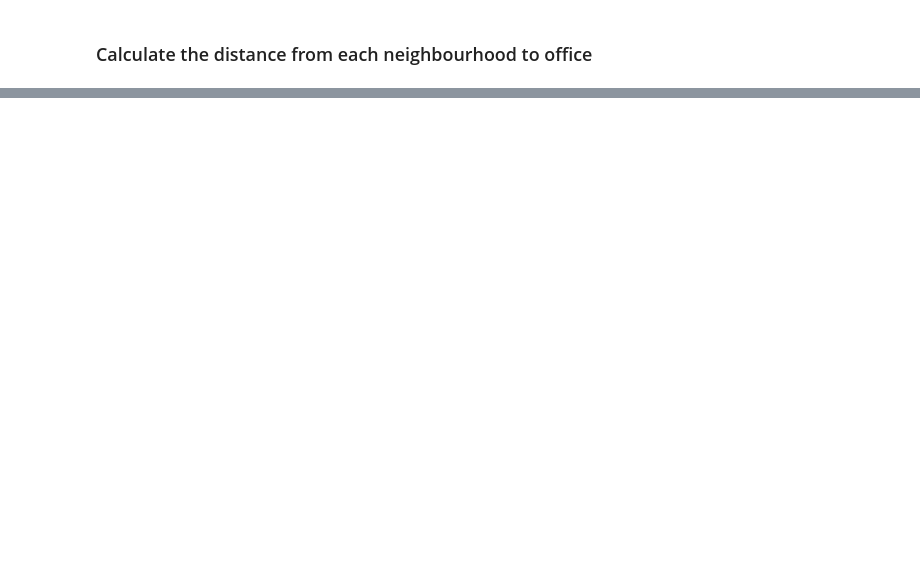
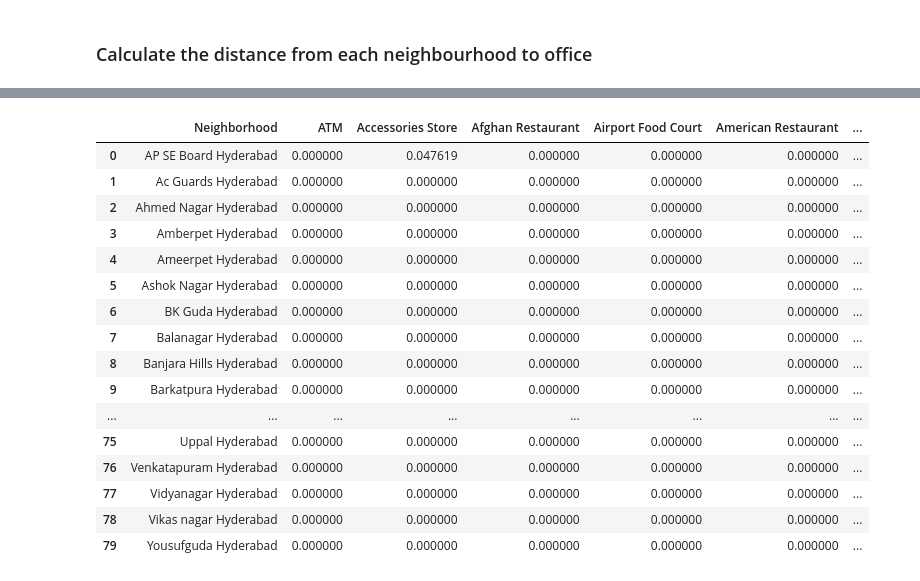
Before and after one commit to Poojakatta/THE-BATTLE-OF-NEIGHBOURHOODS-WEEK1-, a Jupyter notebook: BATTLE OF NEIGHBORHOODS(WEEK2).ipynb, the cells around one changed output, grey strips where cells are left out. Cells and saved outputs as stored; diff of their text form; code cells hidden in the pictures; blank space fills up the shorter version.

```diff
--- a/BATTLE OF NEIGHBORHOODS(WEEK2).ipynb
+++ b/BATTLE OF NEIGHBORHOODS(WEEK2).ipynb
@@ -178,0 +206,4 @@ hyderabad_neighbourhoods
+# %%
+import requests
+results = requests.get(url).json()
+results
@@ -178,0 +240,16 @@ hyderabad_neighbourhoods
+# %%
+venues = results['response']['groups'][0]['items']
+
+nearby_venues = json_normalize(venues) # flatten JSON
+
+# filter columns
+filtered_columns = ['venue.name', 'venue.categories', 'venue.location.lat', 'venue.location.lng']
+nearby_venues =nearby_venues.loc[:, filtered_columns]
+
+# filter the category for each row
+nearby_venues['venue.categories'] = nearby_venues.apply(get_category_type, axis=1)
+
+# clean columns
+nearby_venues.columns = [col.split(".")[-1] for col in nearby_venues.columns]
+
+nearby_venues.head()
@@ -178,0 +307,5 @@ hyderabad_neighbourhoods
+# %%
+hyderabad_venues = getNearbyVenues(names=hyderabad_neighbourhoods['Neighbourhood'],
+                                       latitudes=hyderabad_neighbourhoods['latitude'],
+                                       longitudes=hyderabad_neighbourhoods['longitude']
+                                      )
@@ -178,0 +362,12 @@ hyderabad_neighbourhoods
+# %%
+# one hot encoding
+hyderabad_onehot = pd.get_dummies(hyderabad_venues[['Venue Category']], prefix="", prefix_sep="")
+
+# add neighborhood column back to dataframe
+hyderabad_onehot['Neighborhood'] =hyderabad_venues['Neighborhood']
+
+# move neighborhood column to the first column
+fixed_columns = [hyderabad_onehot.columns[-1]] + list(hyderabad_onehot.columns[:-1])
+hyderabad_onehot = hyderabad_onehot[fixed_columns]
+
+hyderabad_onehot.head()
@@ -178,0 +381,22 @@ hyderabad_neighbourhoods
+# %%
+hyderabad_grouped = hyderabad_onehot.groupby('Neighborhood').mean().reset_index()
+hyderabad_grouped_grouped = hyderabad_onehot.groupby('Neighborhood').mean().reset_index()
+hyderabad_grouped
+# %% [output]
+|  | Neighborhood | ATM | Accessories Store | Afghan Restaurant | Airport Food Court | American Restaurant | ... |
+| 0 | AP SE Board Hyderabad | 0.000000 | 0.047619 | 0.000000 | 0.000000 | 0.000000 | ... |
+| 1 | Ac Guards Hyderabad | 0.000000 | 0.000000 | 0.000000 | 0.000000 | 0.000000 | ... |
+| 2 | Ahmed Nagar Hyderabad | 0.000000 | 0.000000 | 0.000000 | 0.000000 | 0.000000 | ... |
+| 3 | Amberpet Hyderabad | 0.000000 | 0.000000 | 0.000000 | 0.000000 | 0.000000 | ... |
+| 4 | Ameerpet Hyderabad | 0.000000 | 0.000000 | 0.000000 | 0.000000 | 0.000000 | ... |
+| 5 | Ashok Nagar Hyderabad | 0.000000 | 0.000000 | 0.000000 | 0.000000 | 0.000000 | ... |
+| 6 | BK Guda Hyderabad | 0.000000 | 0.000000 | 0.000000 | 0.000000 | 0.000000 | ... |
+| 7 | Balanagar Hyderabad | 0.000000 | 0.000000 | 0.000000 | 0.000000 | 0.000000 | ... |
+| 8 | Banjara Hills Hyderabad | 0.000000 | 0.000000 | 0.000000 | 0.000000 | 0.000000 | ... |
+| 9 | Barkatpura Hyderabad | 0.000000 | 0.000000 | 0.000000 | 0.000000 | 0.000000 | ... |
+| ... | ... | ... | ... | ... | ... | ... | ... |
+| 75 | Uppal Hyderabad | 0.000000 | 0.000000 | 0.000000 | 0.000000 | 0.000000 | ... |
+| 76 | Venkatapuram Hyderabad | 0.000000 | 0.000000 | 0.000000 | 0.000000 | 0.000000 | ... |
+| 77 | Vidyanagar Hyderabad | 0.000000 | 0.000000 | 0.000000 | 0.000000 | 0.000000 | ... |
+| 78 | Vikas nagar Hyderabad | 0.000000 | 0.000000 | 0.000000 | 0.000000 | 0.000000 | ... |
+| 79 | Yousufguda Hyderabad | 0.000000 | 0.000000 | 0.000000 | 0.000000 | 0.000000 | ... |
```
Also changed, not shown: parts of 26 cells of this notebook.
